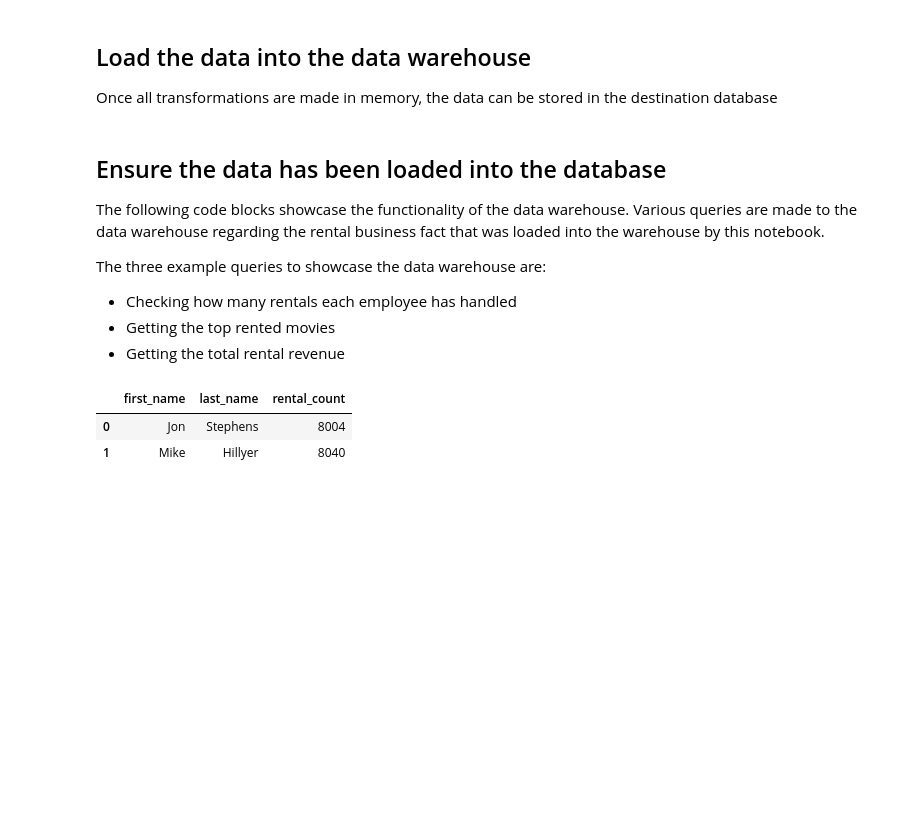
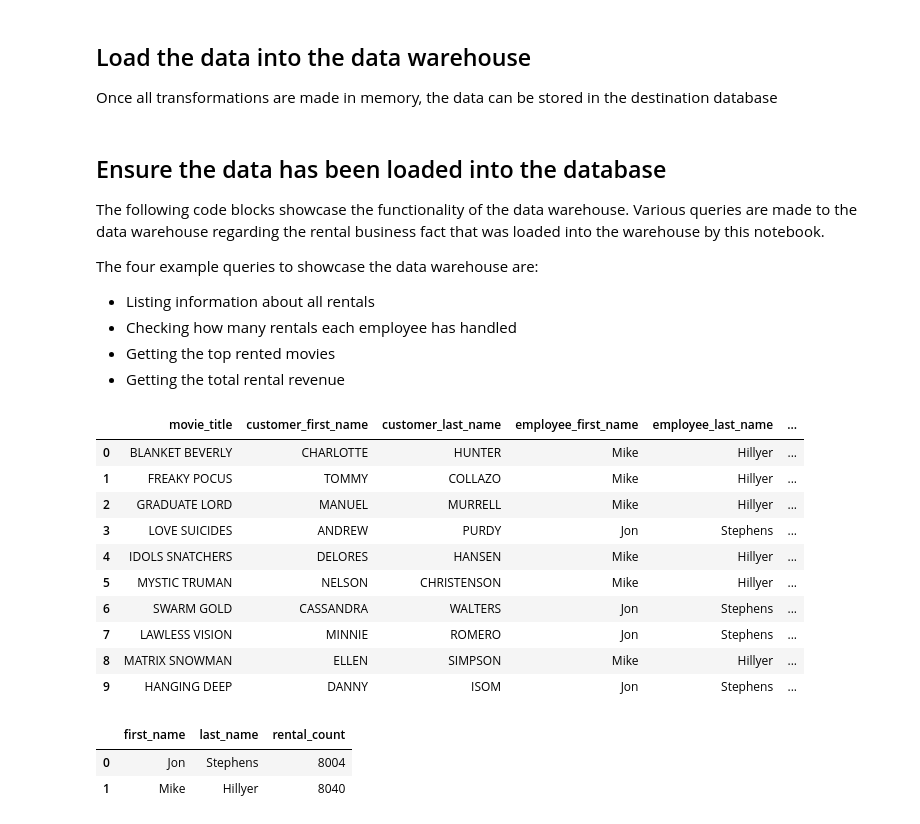
Before and after one commit to GarrettBurroughs/ds2002midterm, a Jupyter notebook: notebook/midterm.ipynb, the cells around one changed output. Saved outputs shown, nothing was run; the diff lists cells and outputs as text; code cells hidden in the pictures; blank space fills up the shorter version.

Commit message:
Added statement that gets information about rentals by using dim tables

```diff
--- a/notebook/midterm.ipynb
+++ b/notebook/midterm.ipynb
@@ -373,10 +373,52 @@ set_dataframe(mysql_uid, mysql_pwd, mysql_url, dest_db, table, table_name, prima
 ## Ensure the data has been loaded into the database
 The following code blocks showcase the functionality of the data warehouse. Various queries are made to the data warehouse regarding the rental business fact that was loaded into the warehouse by this notebook.
 
-The three example queries to showcase the data warehouse are:
+The four example queries to showcase the data warehouse are:
+- Listing information about all rentals
 - Checking how many rentals each employee has handled
 - Getting the top rented movies
 - Getting the total rental revenue
+# %%
+# List all information about rentals
+list_all_sql = """
+SELECT
+    film.title AS movie_title,
+    customer.first_name AS customer_first_name,
+    customer.last_name AS customer_last_name,
+    staff.first_name AS employee_first_name,
+    staff.last_name AS employee_last_name,
+    store.address AS store_address,
+    r.amount AS payment,
+    rental_date.full_date AS rental_date,
+    return_date.full_date AS return_date
+FROM sakila_dw.fact_rentals AS r
+INNER JOIN sakila_dw.dim_films AS film
+ON r.film_key = film.film_key
+INNER JOIN sakila_dw.dim_staff AS staff
+ON r.staff_key = staff.staff_key
+INNER JOIN sakila_dw.dim_customers AS customer
+ON r.customer_key = customer.customer_key
+INNER JOIN sakila_dw.dim_stores AS store
+ON r.store_key = store.store_key
+INNER JOIN sakila_dw.dim_date AS rental_date
+ON r.rental_date_key = rental_date.date_key
+INNER JOIN sakila_dw.dim_date AS return_date
+ON r.return_date_key = return_date.date_key;
+"""
+rental_count_df = get_sql_dataframe(mysql_uid, mysql_pwd, mysql_url, dest_db, list_all_sql)
+rental_count_df.head(10)
+# %% [output]
+|  | movie_title | customer_first_name | customer_last_name | employee_first_name | employee_last_name | ... |
+| 0 | BLANKET BEVERLY | CHARLOTTE | HUNTER | Mike | Hillyer | ... |
+| 1 | FREAKY POCUS | TOMMY | COLLAZO | Mike | Hillyer | ... |
+| 2 | GRADUATE LORD | MANUEL | MURRELL | Mike | Hillyer | ... |
+| 3 | LOVE SUICIDES | ANDREW | PURDY | Jon | Stephens | ... |
+| 4 | IDOLS SNATCHERS | DELORES | HANSEN | Mike | Hillyer | ... |
+| 5 | MYSTIC TRUMAN | NELSON | CHRISTENSON | Mike | Hillyer | ... |
+| 6 | SWARM GOLD | CASSANDRA | WALTERS | Jon | Stephens | ... |
+| 7 | LAWLESS VISION | MINNIE | ROMERO | Jon | Stephens | ... |
+| 8 | MATRIX SNOWMAN | ELLEN | SIMPSON | Mike | Hillyer | ... |
+| 9 | HANGING DEEP | DANNY | ISOM | Jon | Stephens | ... |
 # %%
 # Check how many rentals each employee has handled
 rental_count_sql = """
```
